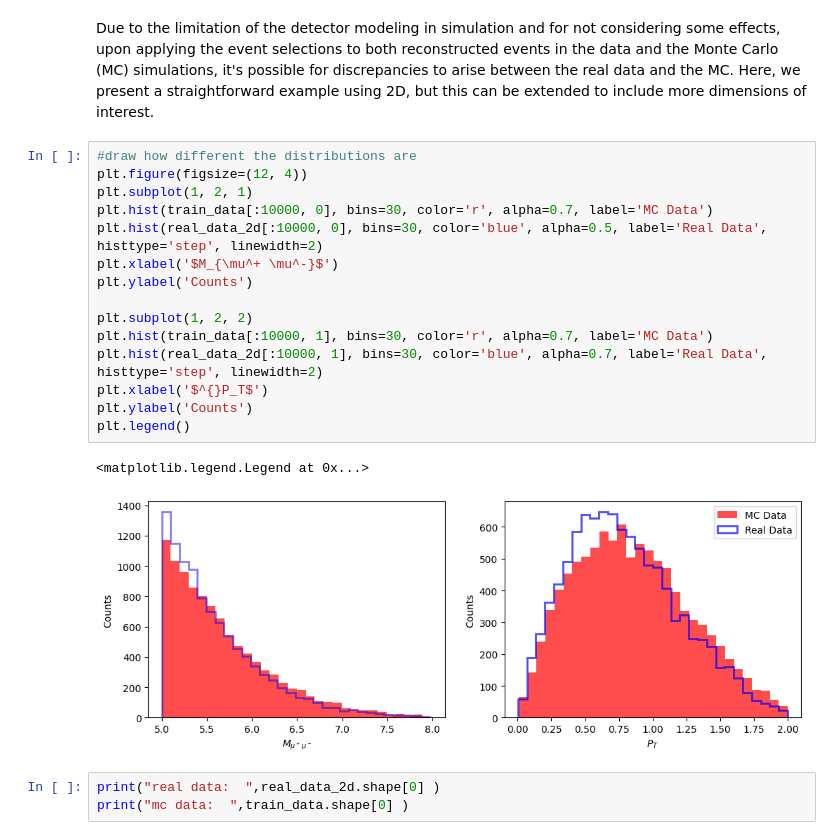
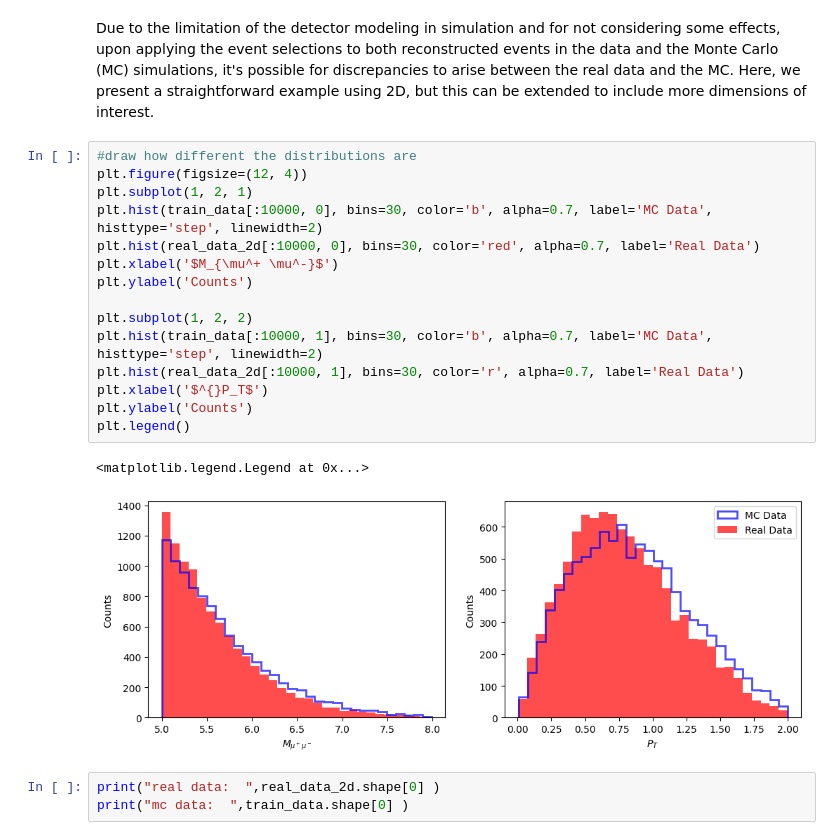
Before and after one commit to forhadnmsu/mc_reweight, a Jupyter notebook: reweight.ipynb, the cells around one changed output. Cells and saved outputs as stored; diff of their text form.

```diff
--- a/reweight.ipynb
+++ b/reweight.ipynb
@@ -24,21 +24,21 @@ Due to the limitation of the detector modeling in simulation and for not conside
 # %%
 #draw how different the distributions are
 plt.figure(figsize=(12, 4))
 plt.subplot(1, 2, 1)
-plt.hist(train_data[:10000, 0], bins=30, color='r', alpha=0.7, label='MC Data')
-plt.hist(real_data_2d[:10000, 0], bins=30, color='blue', alpha=0.5, label='Real Data', histtype='step', linewidth=2)
+plt.hist(train_data[:10000, 0], bins=30, color='b', alpha=0.7, label='MC Data', histtype='step', linewidth=2)
+plt.hist(real_data_2d[:10000, 0], bins=30, color='red', alpha=0.7, label='Real Data')
 plt.xlabel('$M_{\mu^+ \mu^-}$')
 plt.ylabel('Counts')
 
 plt.subplot(1, 2, 2)
-plt.hist(train_data[:10000, 1], bins=30, color='r', alpha=0.7, label='MC Data')
-plt.hist(real_data_2d[:10000, 1], bins=30, color='blue', alpha=0.7, label='Real Data', histtype='step', linewidth=2)
+plt.hist(train_data[:10000, 1], bins=30, color='b', alpha=0.7, label='MC Data', histtype='step', linewidth=2)
+plt.hist(real_data_2d[:10000, 1], bins=30, color='r', alpha=0.7, label='Real Data')
 plt.xlabel('$^{}P_T$')
 plt.ylabel('Counts')
 plt.legend()
 # %% [output]
 <matplotlib.legend.Legend at 0x...>
-[figure, old version]
+[figure, new version]
 # %%
 print("real data:  ",real_data_2d.shape[0] )
 print("mc data:  ",train_data.shape[0] )
```
